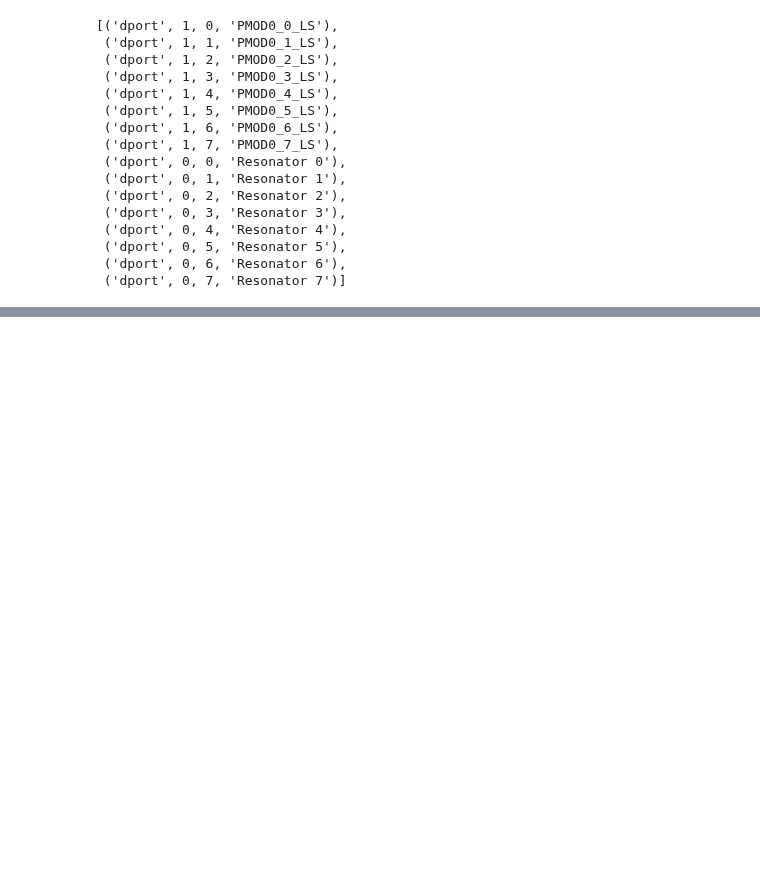
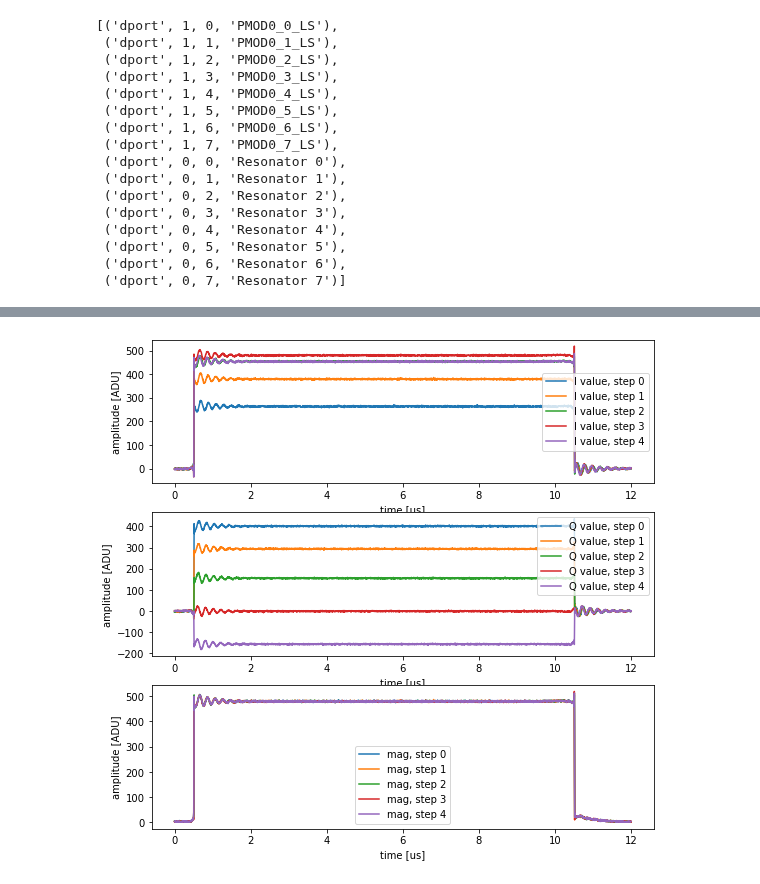
Before and after one commit to meeg/qick_demos_sho, a Jupyter notebook: kidsim/resonator_tprocv2.ipynb, the cells around one changed output, grey strips where cells are left out. Saved outputs shown, nothing was run; the diff lists cells and outputs as text; code cells hidden in the pictures; blank space fills up the shorter version.

```diff
--- a/kidsim/resonator_tprocv2.ipynb
+++ b/kidsim/resonator_tprocv2.ipynb
@@ -47,0 +50,2 @@ QICK configuration:
+# %%
+RO_CH = 0
@@ -265,8 +275,8 @@ for f in tqdm(range(900,1000)):
 # %%
-for f in tqdm(range(100,1200)):
-    cfg = {'sel':'resonator', 'freq':f,'sweep_time':1,'dds_wait':1}
-    simu.set_resonator(cfg)
-#     config['freq'] = f
-#     prog = PeriodicProgram(soccfg, reps=1, final_delay=10.0, cfg=config)
-#     prog.run_rounds(soc, progress=False)
-    time.sleep(0.1)
+# for f in tqdm(range(100,1200)):
+#     cfg = {'sel':'resonator', 'freq':f,'sweep_time':1,'dds_wait':1}
+#     simu.set_resonator(cfg)
+# #     config['freq'] = f
+# #     prog = PeriodicProgram(soccfg, reps=1, final_delay=10.0, cfg=config)
+# #     prog.run_rounds(soc, progress=False)
+#     time.sleep(0.1)
@@ -398 +396,13 @@ plt.xlabel("time [us]");
+# %%
+fig, axes = plt.subplots(3, 1, figsize=(9,9))
+for ii, iq in enumerate(iq_list[0]):
+    axes[0].plot(t, iq[:,0], label="I value, step %d"%(ii))
+    axes[1].plot(t, iq[:,1], label="Q value, step %d"%(ii))
+    axes[2].plot(t, np.abs(iq.dot([1,1j])), label="mag, step %d"%(ii))
+for plot in axes:
+    plot.legend()
+    plot.set_ylabel("amplitude [ADU]")
+    plot.set_xlabel("time [us]");
+# %% [output]
+[figure, added]
 # %%
```
Also changed, not shown: parts of 28 cells of this notebook, 1 other file.
